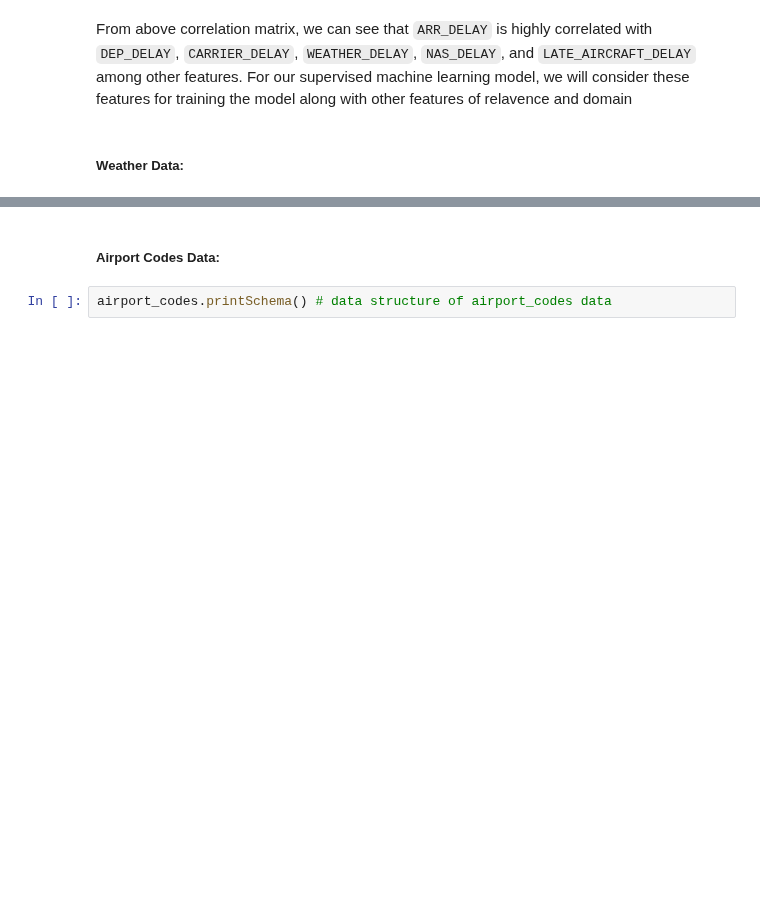
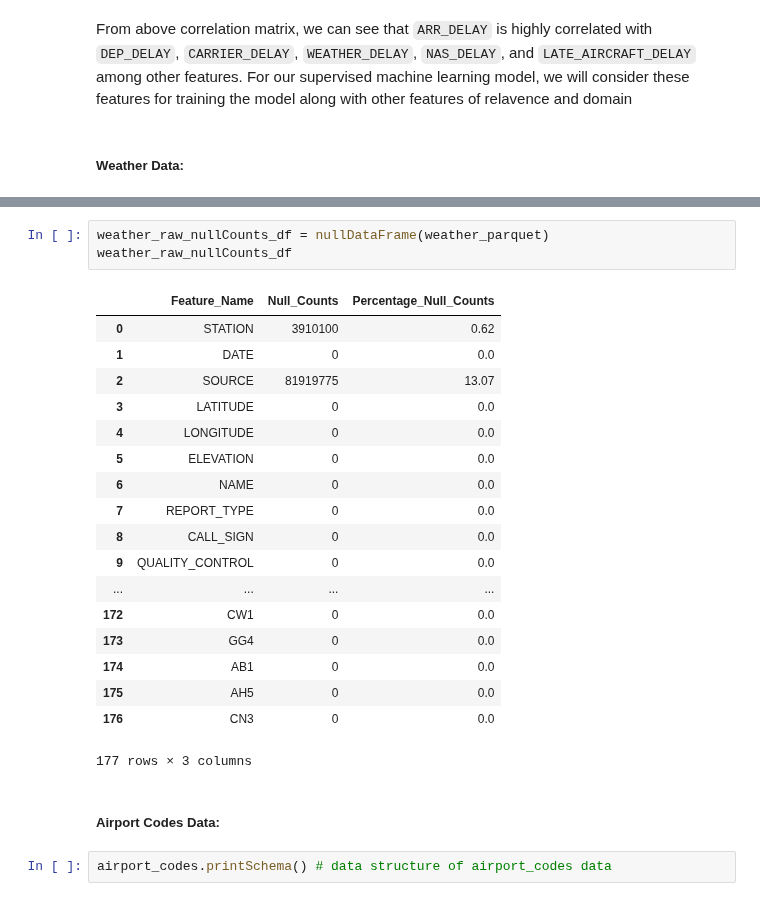
Before and after one commit to jayeshparikh/w261-project, a Jupyter notebook: W261_SPRING_FINAL_PROJECT_TEAM25.ipynb, the cells around one changed output, grey strips where cells are left out. Drawn from its saved outputs; the diff is of its cells as text; blank space fills up the shorter version.

```diff
--- a/W261_SPRING_FINAL_PROJECT_TEAM25.ipynb
+++ b/W261_SPRING_FINAL_PROJECT_TEAM25.ipynb
@@ -186,6 +186,28 @@ weather_parquet.count() # to check the number of records in weather data
 len(weather_parquet.columns) # Check the number of columns in weather data
 # %% [output]
 [interactive output not drawn]
+# %%
+weather_raw_nullCounts_df = nullDataFrame(weather_parquet)
+weather_raw_nullCounts_df
+# %% [output]
+|  | Feature_Name | Null_Counts | Percentage_Null_Counts |
+| 0 | STATION | 3910100 | 0.62 |
+| 1 | DATE | 0 | 0.0 |
+| 2 | SOURCE | 81919775 | 13.07 |
+| 3 | LATITUDE | 0 | 0.0 |
+| 4 | LONGITUDE | 0 | 0.0 |
+| 5 | ELEVATION | 0 | 0.0 |
+| 6 | NAME | 0 | 0.0 |
+| 7 | REPORT_TYPE | 0 | 0.0 |
+| 8 | CALL_SIGN | 0 | 0.0 |
+| 9 | QUALITY_CONTROL | 0 | 0.0 |
+| ... | ... | ... | ... |
+| 172 | CW1 | 0 | 0.0 |
+| 173 | GG4 | 0 | 0.0 |
+| 174 | AB1 | 0 | 0.0 |
+| 175 | AH5 | 0 | 0.0 |
+| 176 | CN3 | 0 | 0.0 |
+177 rows × 3 columns
 # %% [markdown]
 <h5>Airport Codes Data:</h5>
 # %%
```
Also changed, not shown: parts of 7 cells of this notebook.
